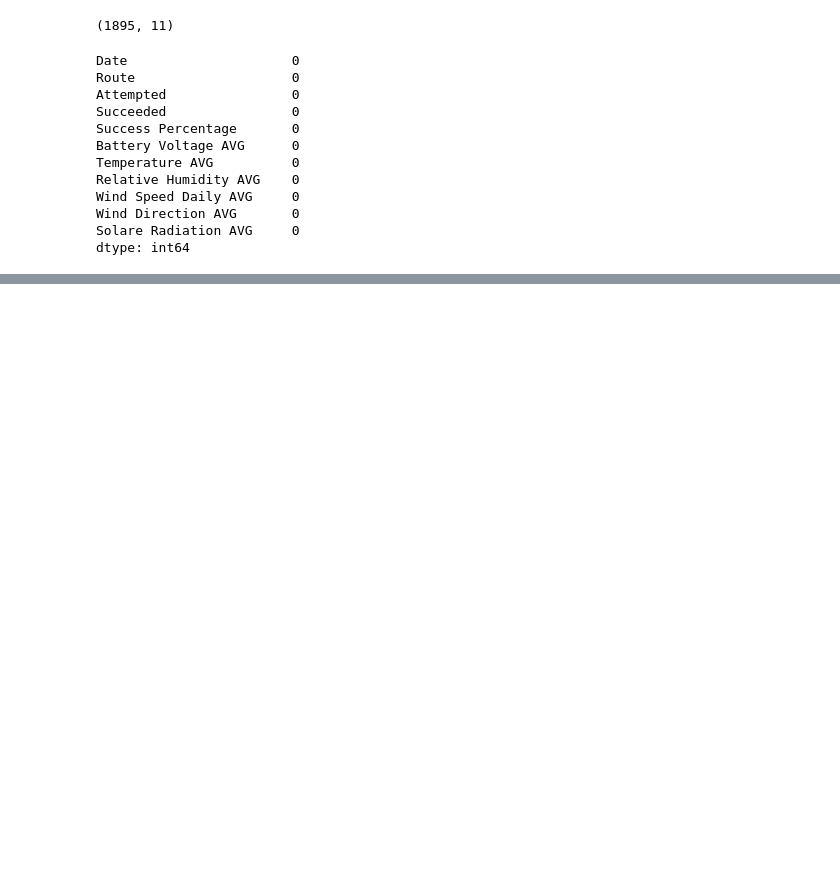
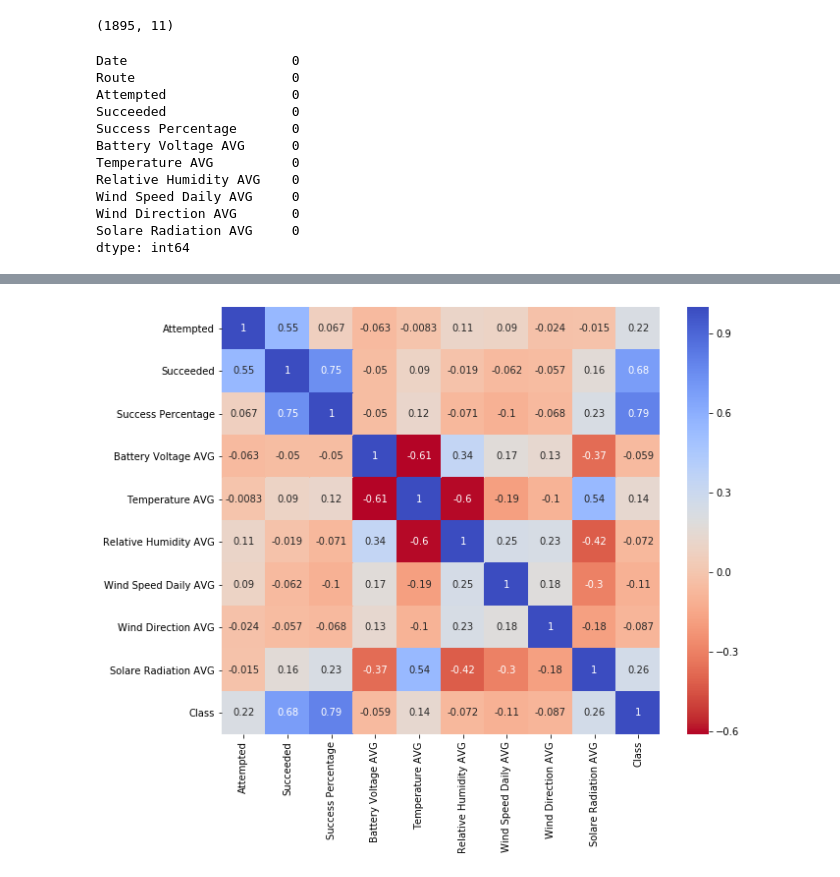
Before and after one commit to sharangnimbalkar/Python, a Jupyter notebook: Final_Project.ipynb, the cells around one changed output, grey strips where cells are left out. Cells and saved outputs as stored; diff of their text form; code cells hidden in the pictures; blank space fills up the shorter version.

```diff
--- a/Final_Project.ipynb
+++ b/Final_Project.ipynb
@@ -126,0 +175,12 @@ dtype: int64
+# %%
+# We can see that Temperature is high positive correlated to Solare Radiation. That only makes sense.
+# Let's now plot correlation of everything to success rate
+f, ax = plt.subplots(1, 1, figsize=(10, 8))
+
+corr_succ = joined_df.corr()
+sns.heatmap(corr_succ, cmap="coolwarm_r", annot=True, ax=ax)
+
+ax.set_ylim(len(joined_df.columns)-2, 0)
+plt.show()
+# %% [output]
+[figure, added]
```
Also changed, not shown: parts of 11 cells of this notebook.
